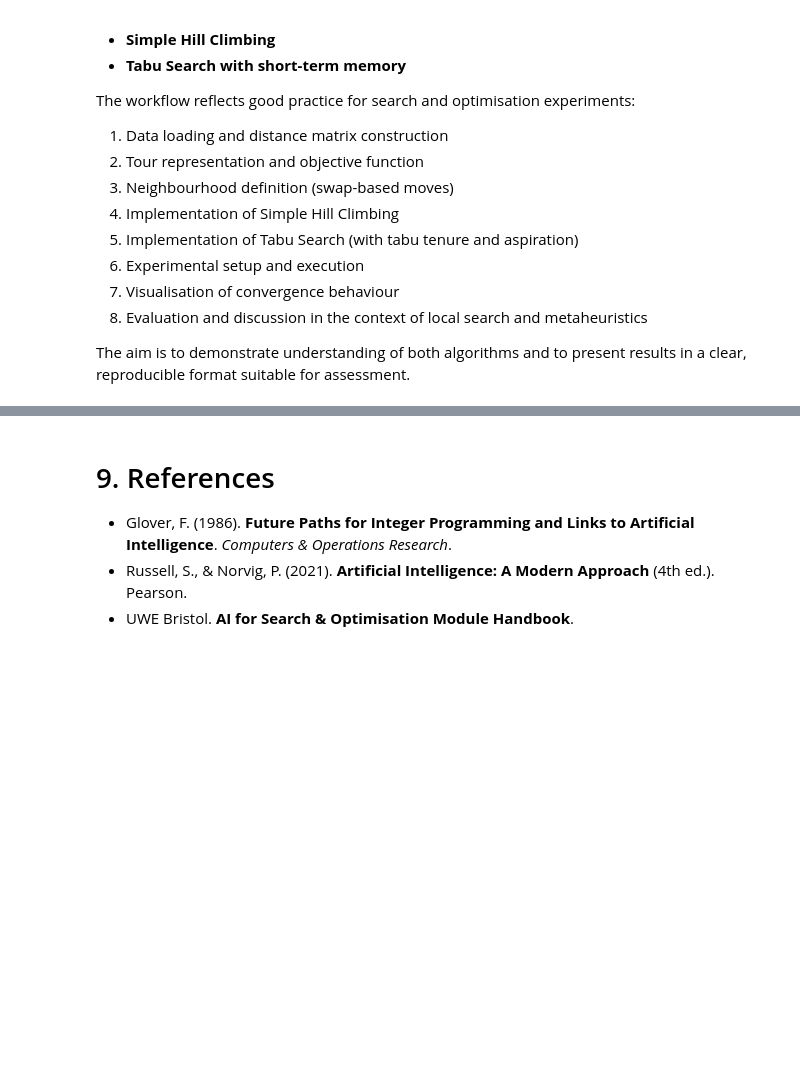
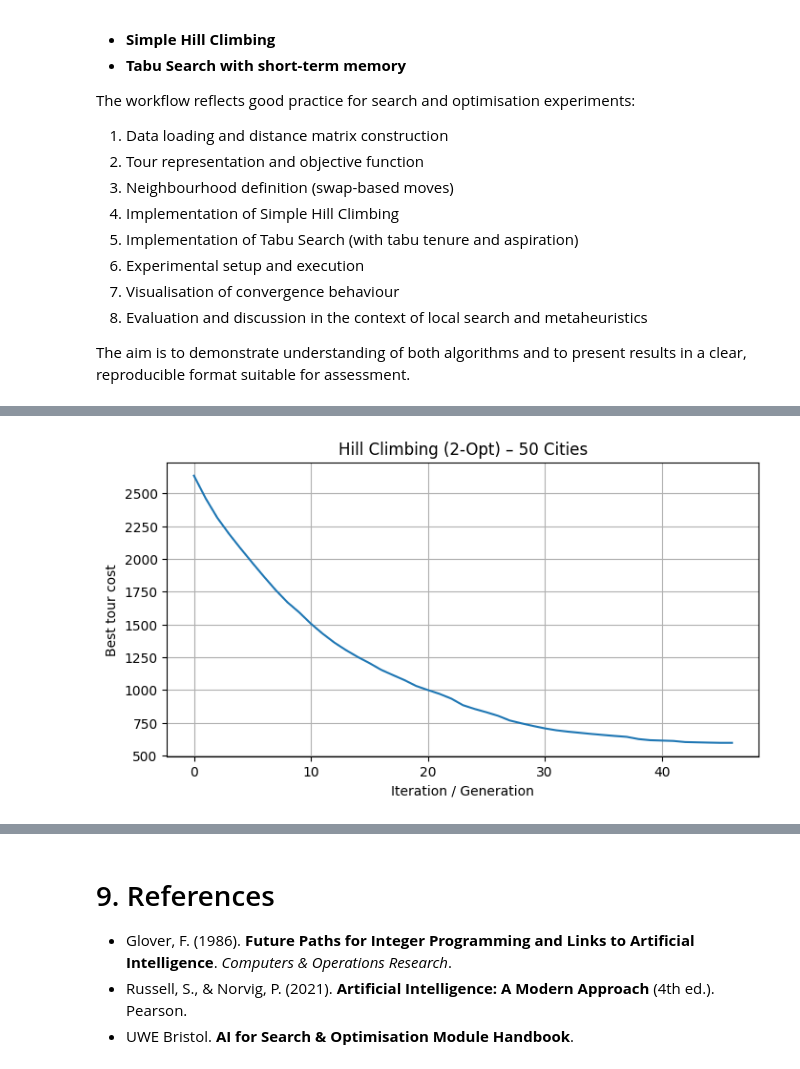
Before and after one commit to Bucci-beep/tsp-search-algorithm-Kibuchi, a Jupyter notebook: tsp_search_algorithm_Kibuchi.ipynb, the cells around one changed output, grey strips where cells are left out. Saved outputs shown, nothing was run; the diff lists cells and outputs as text; code cells hidden in the pictures; blank space fills up the shorter version.

```diff
--- a/tsp_search_algorithm_Kibuchi.ipynb
+++ b/tsp_search_algorithm_Kibuchi.ipynb
@@ -265,0 +290,4 @@ def simple_hill_climbing(
+# %%
+plot_history(single_results["HC_2opt"]["history"], "Hill Climbing (2-Opt) – 50 Cities")
+# %% [output]
+[figure, added]
```
Also changed, not shown: parts of 54 cells of this notebook.
